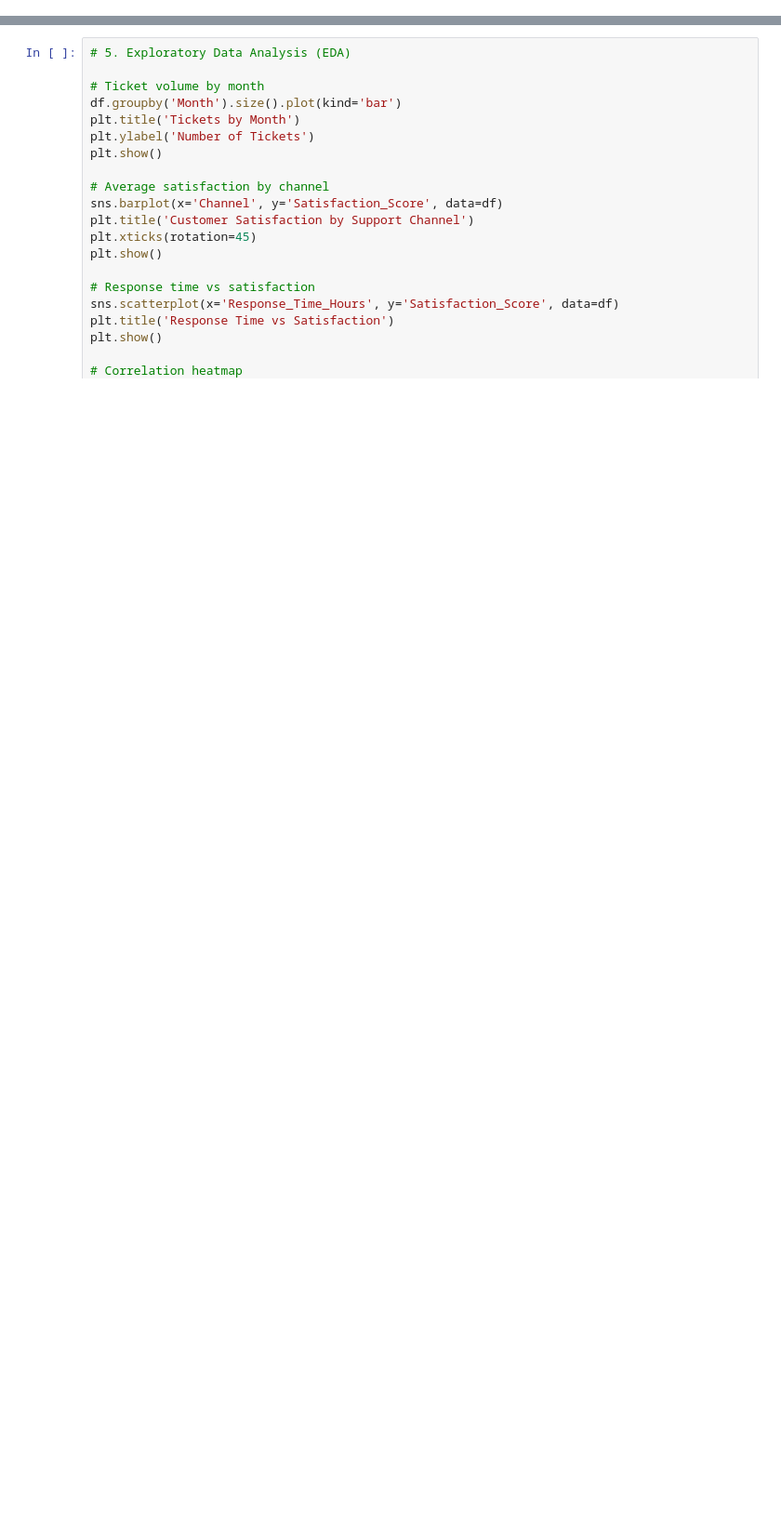
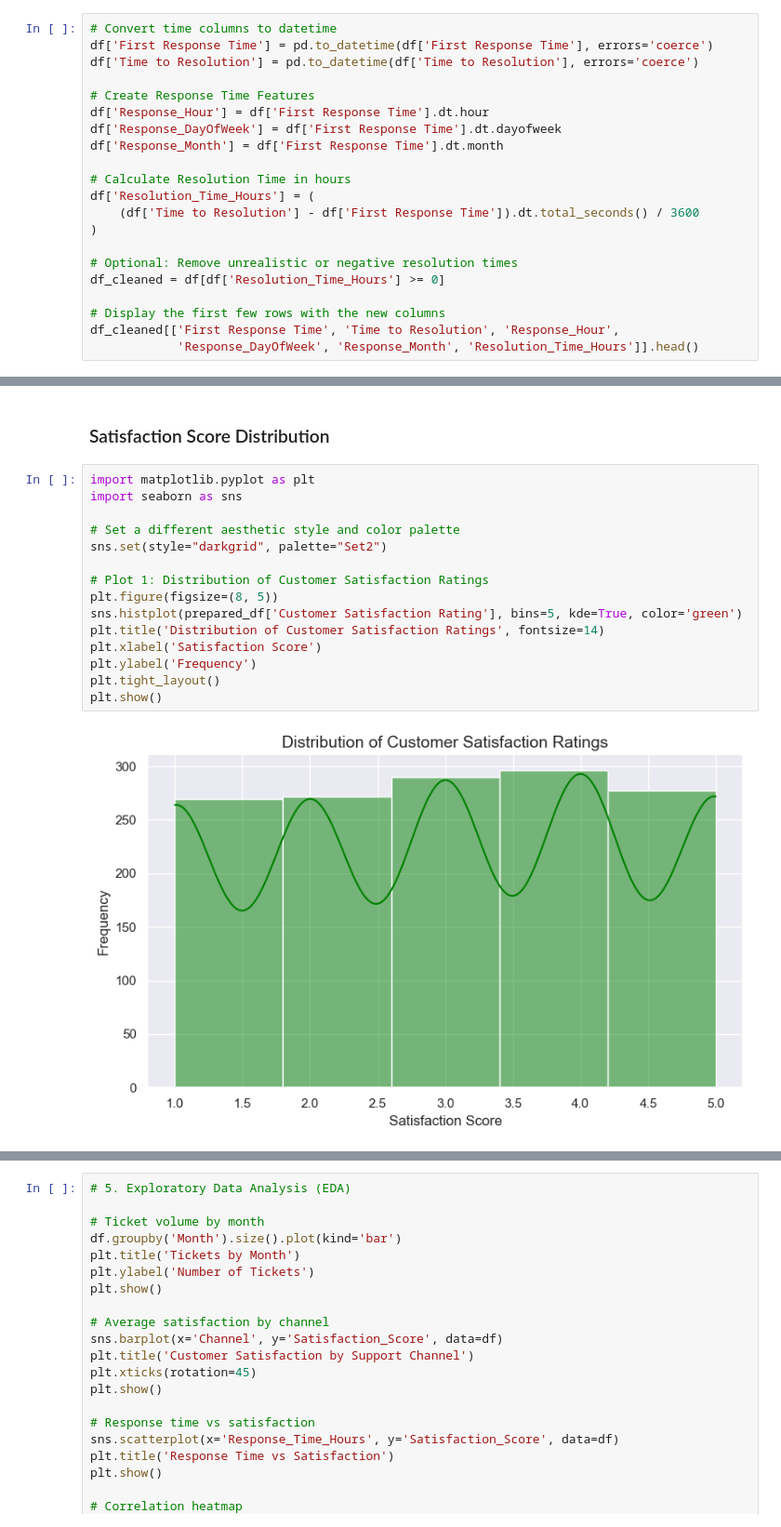
Before and after one commit to CCT-Dublin/capstone-project-feb-2024-pt-denissegarciavivolo, a Jupyter notebook: CA3_CapstoneProject_DenisseGarcia.ipynb, the cells around one changed output, grey strips where cells are left out. Shown at 93% size. Drawn from its saved outputs; the diff is of its cells as text; blank space fills up the shorter version.

```diff
--- a/CA3_CapstoneProject_DenisseGarcia.ipynb
+++ b/CA3_CapstoneProject_DenisseGarcia.ipynb
@@ -0,0 +151,21 @@
+# %%
+# Convert time columns to datetime
+df['First Response Time'] = pd.to_datetime(df['First Response Time'], errors='coerce')
+df['Time to Resolution'] = pd.to_datetime(df['Time to Resolution'], errors='coerce')
+
+# Create Response Time Features
+df['Response_Hour'] = df['First Response Time'].dt.hour
+df['Response_DayOfWeek'] = df['First Response Time'].dt.dayofweek
+df['Response_Month'] = df['First Response Time'].dt.month
+
+# Calculate Resolution Time in hours
+df['Resolution_Time_Hours'] = (
+    (df['Time to Resolution'] - df['First Response Time']).dt.total_seconds() / 3600
+)
+
+# Optional: Remove unrealistic or negative resolution times
+df_cleaned = df[df['Resolution_Time_Hours'] >= 0]
+
+# Display the first few rows with the new columns
+df_cleaned[['First Response Time', 'Time to Resolution', 'Response_Hour',
+            'Response_DayOfWeek', 'Response_Month', 'Resolution_Time_Hours']].head()
@@ -0,0 +271,19 @@
+# %% [markdown]
+### Satisfaction Score Distribution
+# %%
+import matplotlib.pyplot as plt
+import seaborn as sns
+
+# Set a different aesthetic style and color palette
+sns.set(style="darkgrid", palette="Set2")
+
+# Plot 1: Distribution of Customer Satisfaction Ratings
+plt.figure(figsize=(8, 5))
+sns.histplot(prepared_df['Customer Satisfaction Rating'], bins=5, kde=True, color='green')
+plt.title('Distribution of Customer Satisfaction Ratings', fontsize=14)
+plt.xlabel('Satisfaction Score')
+plt.ylabel('Frequency')
+plt.tight_layout()
+plt.show()
+# %% [output]
+[figure, added]
```
Also changed, not shown: parts of 39 cells of this notebook, 2 other files.
